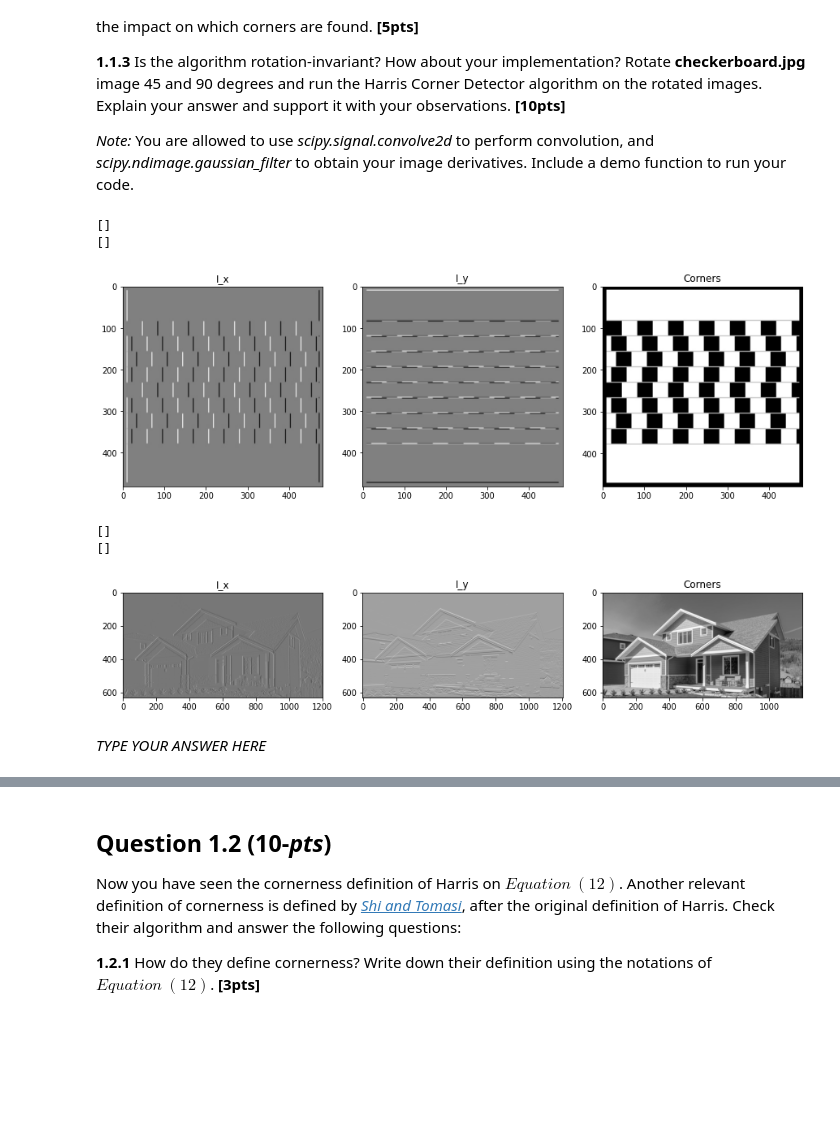
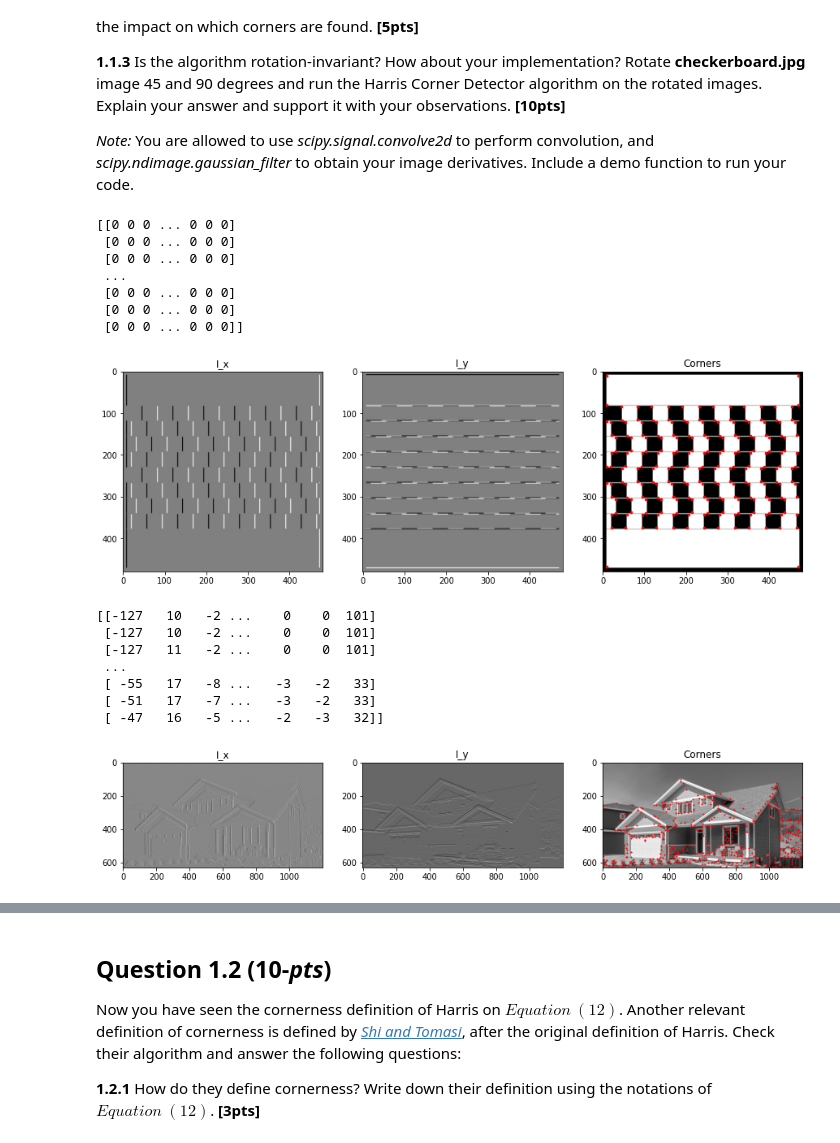
Before and after one commit to karim-abdel/ComputerVision_1, a Jupyter notebook: Lab3 (1)/CV1_Lab3_Students.ipynb, the cells around one changed output, grey strips where cells are left out. Drawn from its saved outputs; the diff is of its cells as text; code cells hidden in the pictures; blank space fills up the shorter version.

```diff
--- a/Lab3 (1)/CV1_Lab3_Students.ipynb
+++ b/Lab3 (1)/CV1_Lab3_Students.ipynb
@@ -144,14 +144,15 @@ Include a demo function to run your code.
 # %%
 def img2gray(img_path):
     img_gray = cv2.imread(img_path, cv2.IMREAD_GRAYSCALE)
+    img_gray= np.float32(img_gray)
     return img_gray
 
 def gradient_x(img_gray):
     """
     Compute and return the derivative of the image in the x direction
     """
-    x_gradient_kernel = np.array([[1, 0, -1], [2, 0, -2], [1, 0, -1]])
-    Gx = scipy.signal.convolve2d(img_gray,x_gradient_kernel)
+    x_gradient_kernel = np.array([-1, 0, 1])
+    Gx = scipy.signal.convolve2d(img_gray, x_gradient_kernel.reshape(1, -1), mode='same')
     return Gx
     return grad_x
     raise NotImplementedError()
@@ -160,8 +161,8 @@ def gradient_y(img_gray):
     """
     Compute and return the derivative of the image in the y direction
     """
-    y_gradient_kernel = np.array([[1, 2, 1], [0, 0, 0], [-1, -2, -1]])
-    Gy = scipy.signal.convolve2d(img_gray,y_gradient_kernel)
+    y_gradient_kernel = np.array([-1, 0, 1])
+    Gy = scipy.signal.convolve2d(img_gray, y_gradient_kernel.reshape(-1, 1), mode='same')
     return Gy
     return grad_y
 
@@ -181,20 +182,24 @@ def haris_corner_detector(img_path, sigma, threshold):
 
     Ix = gradient_x(img_smoothed)
     Iy = gradient_y(img_smoothed)
+    #Ix = gradient_x(img_gray)
+    #Iy = gradient_y(img_gray)
 
     A = scipy.ndimage.gaussian_filter(Ix ** 2, sigma=sigma)
     B = scipy.ndimage.gaussian_filter(Ix * Iy, sigma=sigma)
     C = scipy.ndimage.gaussian_filter(Iy ** 2, sigma=sigma)
 
+
     det_Q = A * C - B ** 2
     trace_Q = A + C
     H = det_Q - 0.04 * (trace_Q ** 2)
 
+
     # Find local maxima in H
-    local_max = scipy.signal.convolve2d(H, np.ones((3,3)), mode='same')
-    corners = (H == local_max) & (H > threshold)
+    neighborhood = 11
+    maxima = scipy.ndimage.maximum_filter(H, neighborhood)
 
-    r, c = np.nonzero(corners)
+    r, c = np.where( (H == maxima) & (H > threshold))
 
     return H, r, c
     raise NotImplementedError()
@@ -211,43 +216,53 @@ img_path_house = './data/house.jpg'
 
 img_checkerboard = img2gray(img_path_checkerboard)
 img_house = img2gray(img_path_house)
 
 def plot_derivatives_and_corners(img_path, sigma, threshold):
     img_gray = cv2.imread(img_path, cv2.IMREAD_GRAYSCALE)
 
     Ix = gradient_x(img_gray)
     Iy = gradient_y(img_gray)
+    print(Ix)
+
 
     H, r, c = haris_corner_detector(img_path, sigma, threshold)
-    print(r)
-    print(c)
 
     plt.figure(figsize=(15, 5))
 
     plt.subplot(1, 3, 1)
     plt.imshow(Ix, cmap='gray')
     plt.title('I_x')
 
     plt.subplot(1, 3, 2)
     plt.imshow(Iy, cmap='gray')
     plt.title('I_y')
 
     plt.subplot(1, 3, 3)
     plt.imshow(cv2.cvtColor(img_gray, cv2.COLOR_GRAY2RGB))
-    plt.scatter(r, c, color='red', s=100)
+    plt.scatter(c, r, color='red', s=6)
     plt.title('Corners')
 
     plt.show()
 
 # Test the function
-plot_derivatives_and_corners('./data/checkerboard.jpg', 1, 0.01)
-plot_derivatives_and_corners('./data/house.jpg', 1, 0.01)
+plot_derivatives_and_corners('./data/checkerboard.jpg', 2, 1)
 # %% [output]
-[]
-[]
+[[0 0 0 ... 0 0 0]
+ [0 0 0 ... 0 0 0]
+ [0 0 0 ... 0 0 0]
+ ...
+ [0 0 0 ... 0 0 0]
+ [0 0 0 ... 0 0 0]
+ [0 0 0 ... 0 0 0]]
-[figure, old version]
+[figure, new version]
-[]
-[]
-[figure, removed]
-# %% [markdown]
-*TYPE YOUR ANSWER HERE*
+# %%
+plot_derivatives_and_corners('./data/house.jpg', 3, 40)
+# %% [output]
+[[-127   10   -2 ...    0    0  101]
+ [-127   10   -2 ...    0    0  101]
+ [-127   11   -2 ...    0    0  101]
+ ...
+ [ -55   17   -8 ...   -3   -2   33]
+ [ -51   17   -7 ...   -3   -2   33]
+ [ -47   16   -5 ...   -2   -3   32]]
+[figure, added]
```
Also changed, not shown: parts of 2 cells of this notebook, 1 other file.
